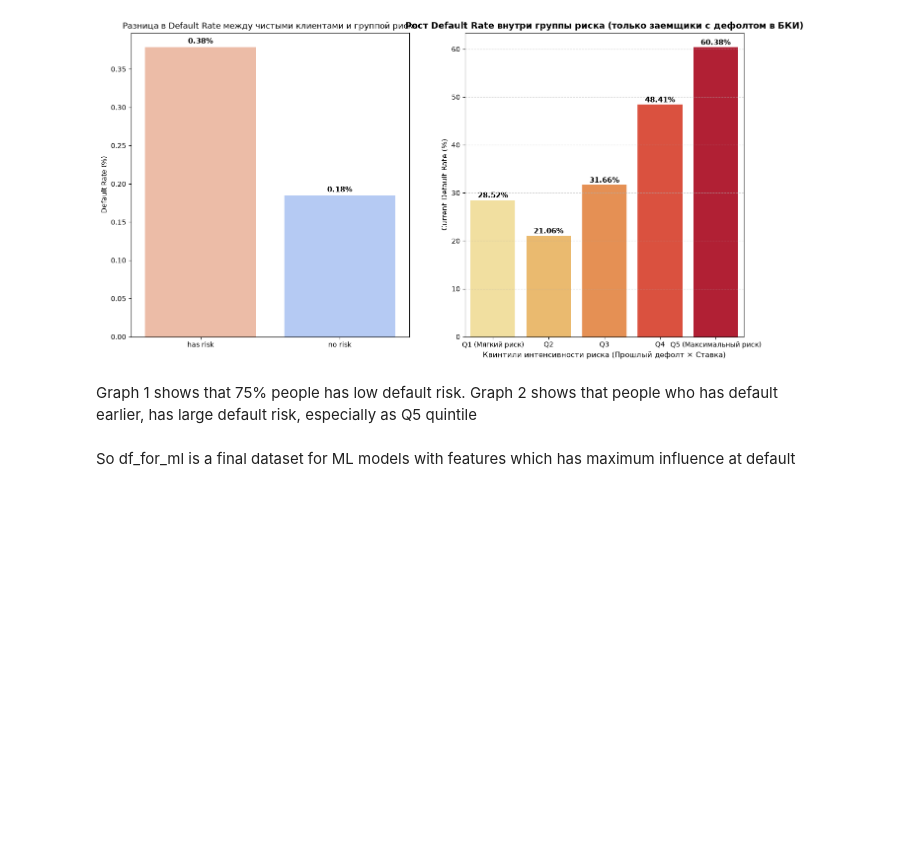
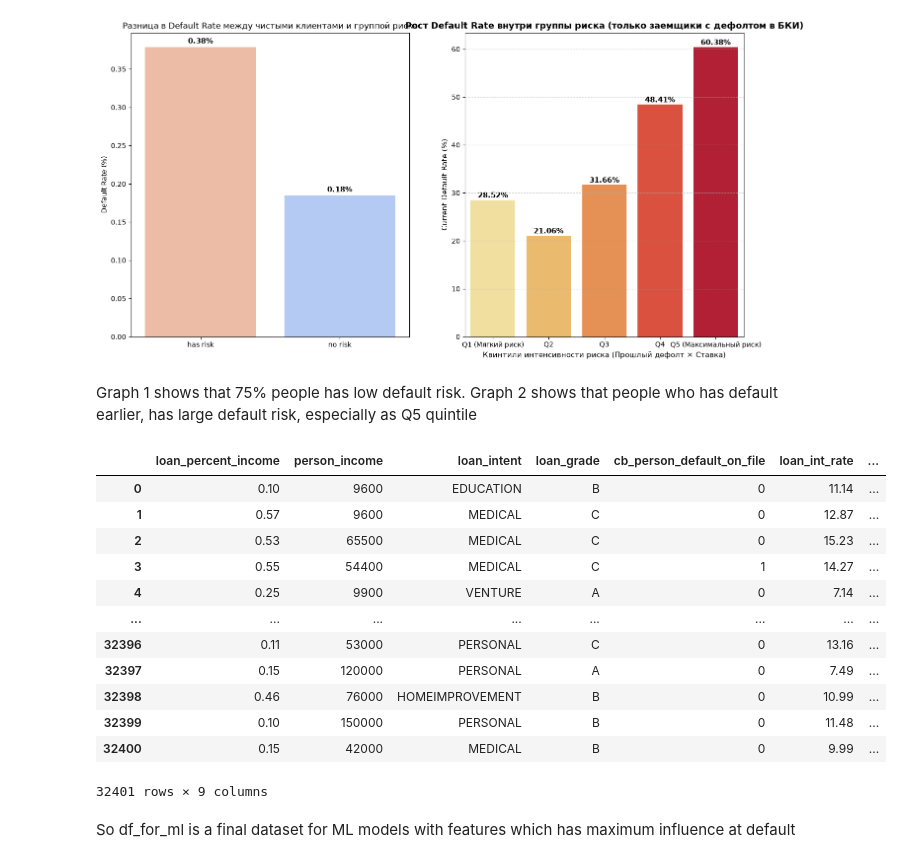
Before and after one commit to IfromHe11/Credit-Risk-Analytics-Loan-Approval-Optimization, a Jupyter notebook: Notebook_EDA.ipynb, the cells around one changed output. Drawn from its saved outputs; the diff is of its cells as text; code cells hidden in the pictures; blank space fills up the shorter version.

Commit message:
tableau_v1

```diff
--- a/Notebook_EDA.ipynb
+++ b/Notebook_EDA.ipynb
@@ -965,6 +965,23 @@ Graph 2 shows that people who has default earlier, has large default risk, espec
 # %%
 df.columns
 
-df_for_ml=df[['loan_percent_income','person_income','loan_intent', 'loan_grade', 'cb_person_default_on_file', 'loan_int_rate','person_age', 'loan_amnt','default']].copy()
+df_for_ml=df[['loan_percent_income','person_income','loan_intent', 'loan_grade', 'cb_person_default_on_file', 'loan_int_rate','person_age', 'loan_amnt','default']].copy().reset_index(drop=True)
+
+df_for_ml.to_csv('df_for_ml.csv')
+df_for_ml
+# %% [output]
+|  | loan_percent_income | person_income | loan_intent | loan_grade | cb_person_default_on_file | loan_int_rate | ... |
+| 0 | 0.10 | 9600 | EDUCATION | B | 0 | 11.14 | ... |
+| 1 | 0.57 | 9600 | MEDICAL | C | 0 | 12.87 | ... |
+| 2 | 0.53 | 65500 | MEDICAL | C | 0 | 15.23 | ... |
+| 3 | 0.55 | 54400 | MEDICAL | C | 1 | 14.27 | ... |
+| 4 | 0.25 | 9900 | VENTURE | A | 0 | 7.14 | ... |
+| ... | ... | ... | ... | ... | ... | ... | ... |
+| 32396 | 0.11 | 53000 | PERSONAL | C | 0 | 13.16 | ... |
+| 32397 | 0.15 | 120000 | PERSONAL | A | 0 | 7.49 | ... |
+| 32398 | 0.46 | 76000 | HOMEIMPROVEMENT | B | 0 | 10.99 | ... |
+| 32399 | 0.10 | 150000 | PERSONAL | B | 0 | 11.48 | ... |
+| 32400 | 0.15 | 42000 | MEDICAL | B | 0 | 9.99 | ... |
+32401 rows × 9 columns
 # %% [markdown]
 So df_for_ml is a final dataset for ML models with features which has maximum influence at default
```
Also changed, not shown: 8 other files.
